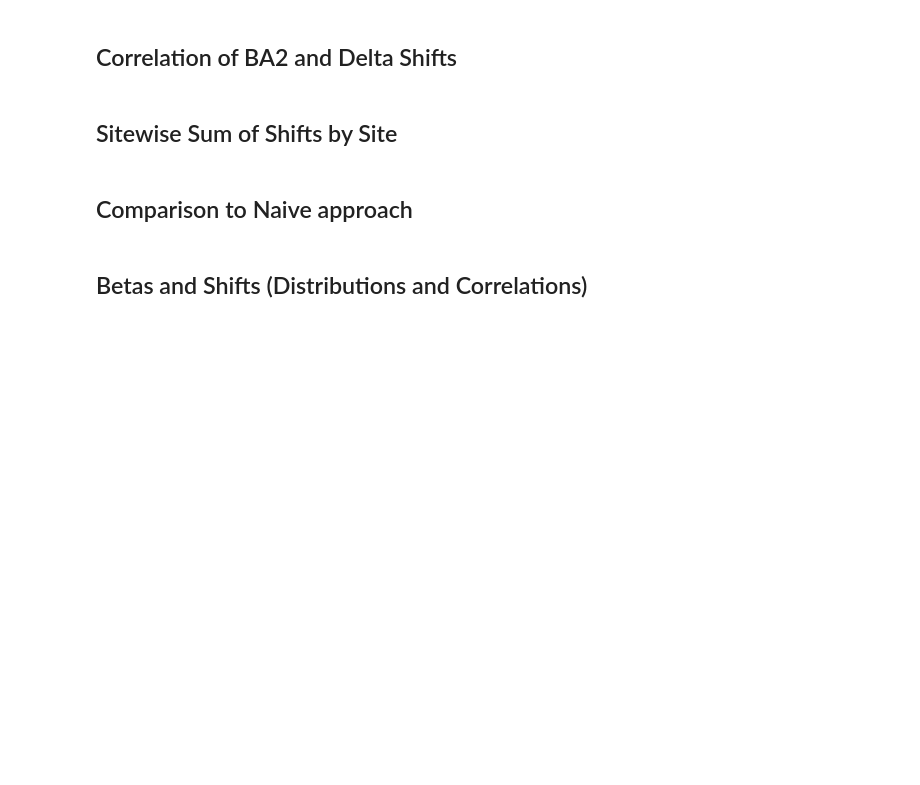
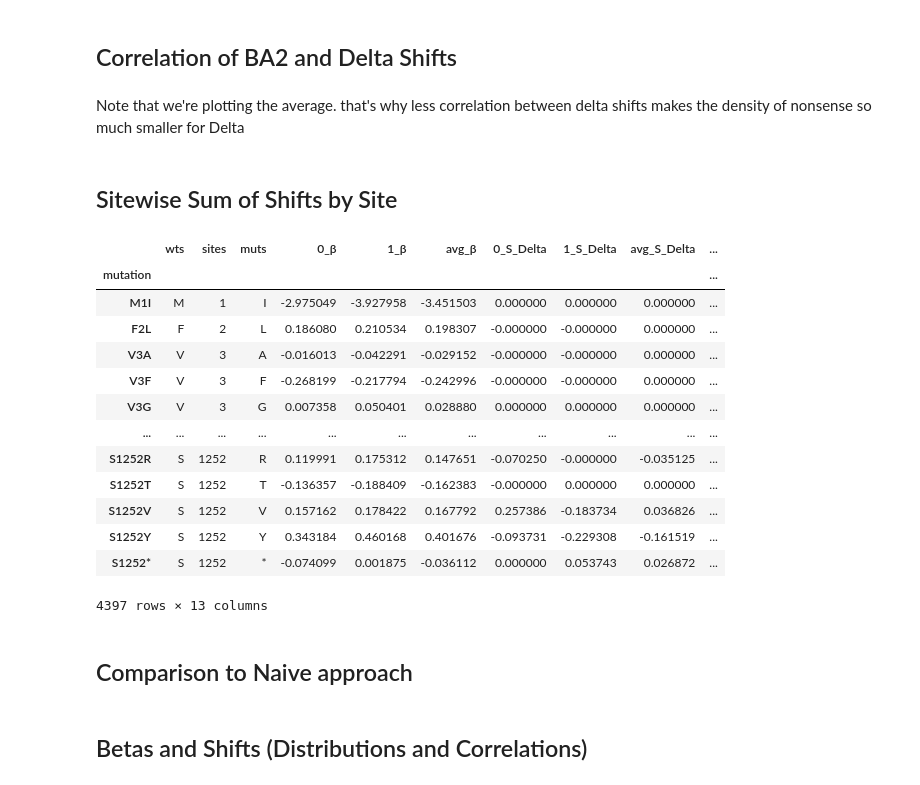
Before and after one commit to matsengrp/SARS-CoV-2_spike_multidms, a Jupyter notebook: notebooks/manuscript-figures.ipynb, the cells around one changed output. Drawn from its saved outputs; the diff is of its cells as text; code cells hidden in the pictures; blank space fills up the shorter version.

```diff
--- a/notebooks/manuscript-figures.ipynb
+++ b/notebooks/manuscript-figures.ipynb
@@ -626,2 +798,13 @@ plt.show()
 # %% [markdown]
 ## Correlation of BA2 and Delta Shifts
+# %%
+chosen_replicate_models = models.query("λ_lasso_shift == 5e-5")
+mut_df_replicates = multidms.utils.combine_replicate_muts(
+    {
+        row.replicate:row[model_name] for idx, row in chosen_replicate_models.iterrows()
+    },
+    times_seen_threshold=times_seen_threshold,
+    how="inner"
+)
+# %%
+mut_df_replicates["sense"] = ["Nonsense" if mut == "*" else "Missense" for mut in mut_df_replicates.muts]
@@ -628,4 +830,23 @@ plt.show()
+# %% [markdown]
+Note that we're plotting the average. that's why less correlation between delta shifts makes the density of nonsense so much smaller for Delta
 # %% [markdown]
 ## Sitewise Sum of Shifts by Site
+# %%
+mut_df_replicates
+# %% [output]
+|  | wts | sites | muts | 0_β | 1_β | avg_β | 0_S_Delta | 1_S_Delta | avg_S_Delta | ... |
+| mutation |  |  |  |  |  |  |  |  |  | ... |
+| M1I | M | 1 | I | -2.975049 | -3.927958 | -3.451503 | 0.000000 | 0.000000 | 0.000000 | ... |
+| F2L | F | 2 | L | 0.186080 | 0.210534 | 0.198307 | -0.000000 | -0.000000 | 0.000000 | ... |
+| V3A | V | 3 | A | -0.016013 | -0.042291 | -0.029152 | -0.000000 | -0.000000 | 0.000000 | ... |
+| V3F | V | 3 | F | -0.268199 | -0.217794 | -0.242996 | -0.000000 | -0.000000 | 0.000000 | ... |
+| V3G | V | 3 | G | 0.007358 | 0.050401 | 0.028880 | 0.000000 | 0.000000 | 0.000000 | ... |
+| ... | ... | ... | ... | ... | ... | ... | ... | ... | ... | ... |
+| S1252R | S | 1252 | R | 0.119991 | 0.175312 | 0.147651 | -0.070250 | -0.000000 | -0.035125 | ... |
+| S1252T | S | 1252 | T | -0.136357 | -0.188409 | -0.162383 | -0.000000 | 0.000000 | 0.000000 | ... |
+| S1252V | S | 1252 | V | 0.157162 | 0.178422 | 0.167792 | 0.257386 | -0.183734 | 0.036826 | ... |
+| S1252Y | S | 1252 | Y | 0.343184 | 0.460168 | 0.401676 | -0.093731 | -0.229308 | -0.161519 | ... |
+| S1252* | S | 1252 | * | -0.074099 | 0.001875 | -0.036112 | 0.000000 | 0.053743 | 0.026872 | ... |
+4397 rows × 13 columns
 # %% [markdown]
 ## Comparison to Naive approach
```
Also changed, not shown: parts of 16 cells of this notebook, 10 other files.
